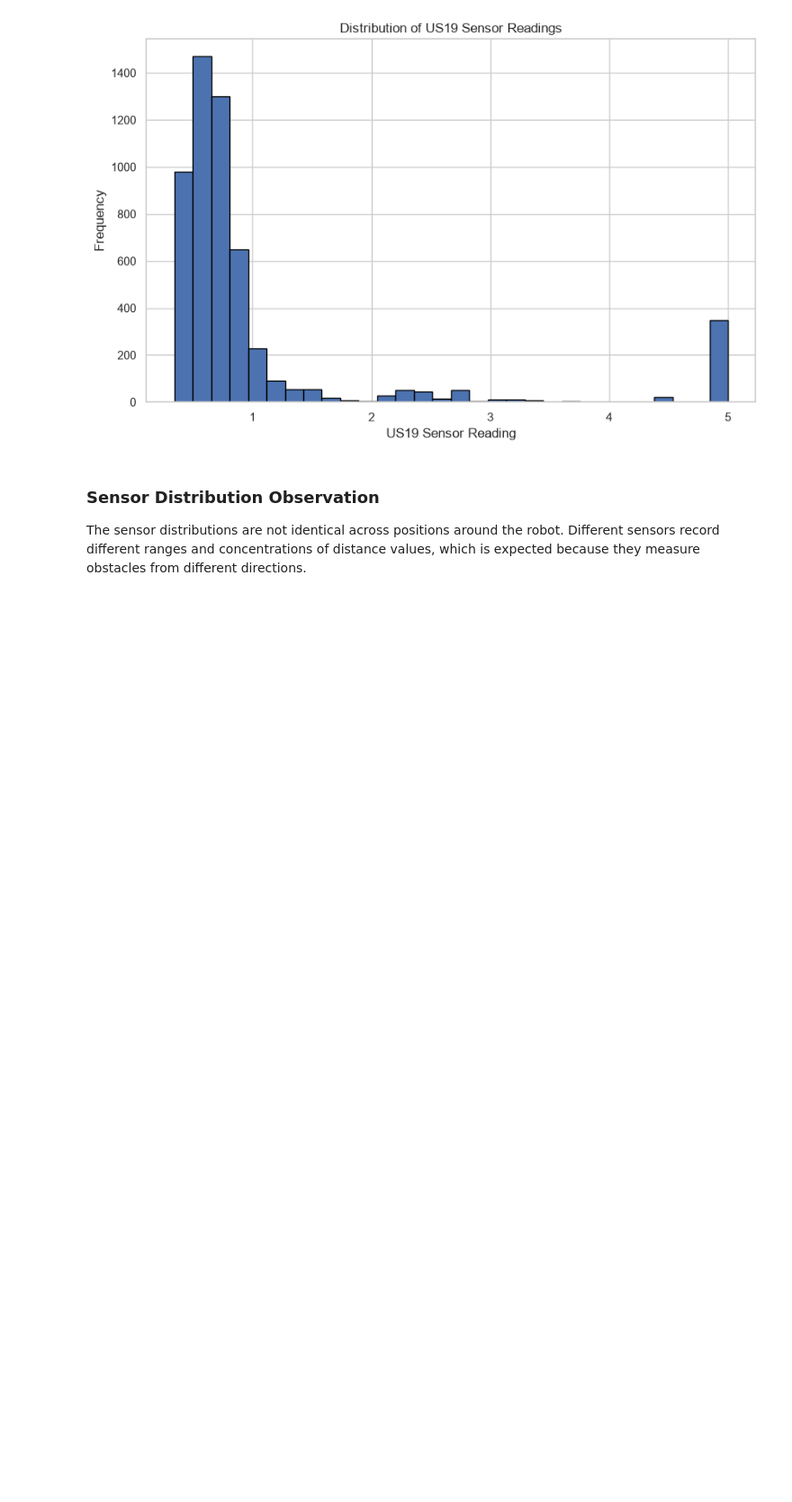
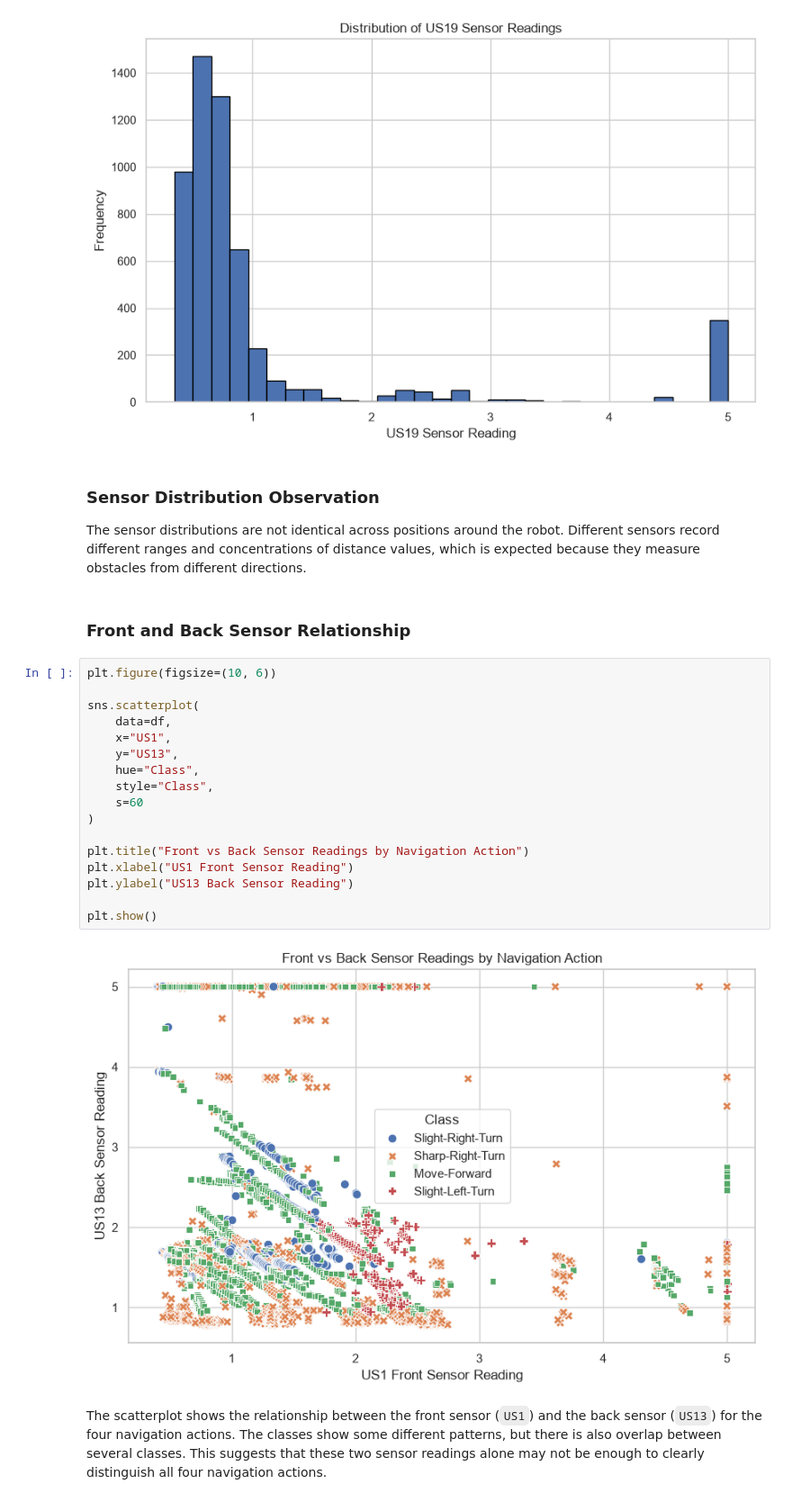
Before and after one commit to jannatjarin/robot-navigation-ml, a Jupyter notebook: notebooks/robot_navigation.ipynb, the cells around one changed output. Shown at 90% size. Saved outputs shown, nothing was run; the diff lists cells and outputs as text; blank space fills up the shorter version.

Commit message:
Explored front and back sensor relationship

```diff
--- a/notebooks/robot_navigation.ipynb
+++ b/notebooks/robot_navigation.ipynb
@@ -380,3 +380,26 @@ plt.show()
 ### Sensor Distribution Observation
 
 The sensor distributions are not identical across positions around the robot. Different sensors record different ranges and concentrations of distance values, which is expected because they measure obstacles from different directions.
+# %% [markdown]
+### Front and Back Sensor Relationship
+# %%
+plt.figure(figsize=(10, 6))
+
+sns.scatterplot(
+    data=df,
+    x="US1",
+    y="US13",
+    hue="Class",
+    style="Class",
+    s=60
+)
+
+plt.title("Front vs Back Sensor Readings by Navigation Action")
+plt.xlabel("US1 Front Sensor Reading")
+plt.ylabel("US13 Back Sensor Reading")
+
+plt.show()
+# %% [output]
+[figure, added]
+# %% [markdown]
+The scatterplot shows the relationship between the front sensor (`US1`) and the back sensor (`US13`) for the four navigation actions. The classes show some different patterns, but there is also overlap between several classes. This suggests that these two sensor readings alone may not be enough to clearly distinguish all four navigation actions.
```
